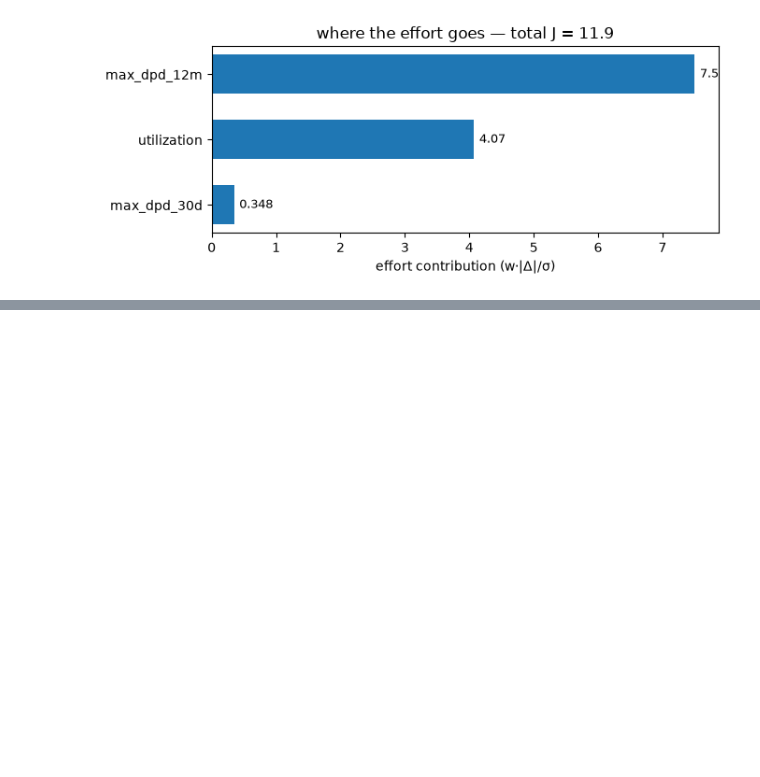
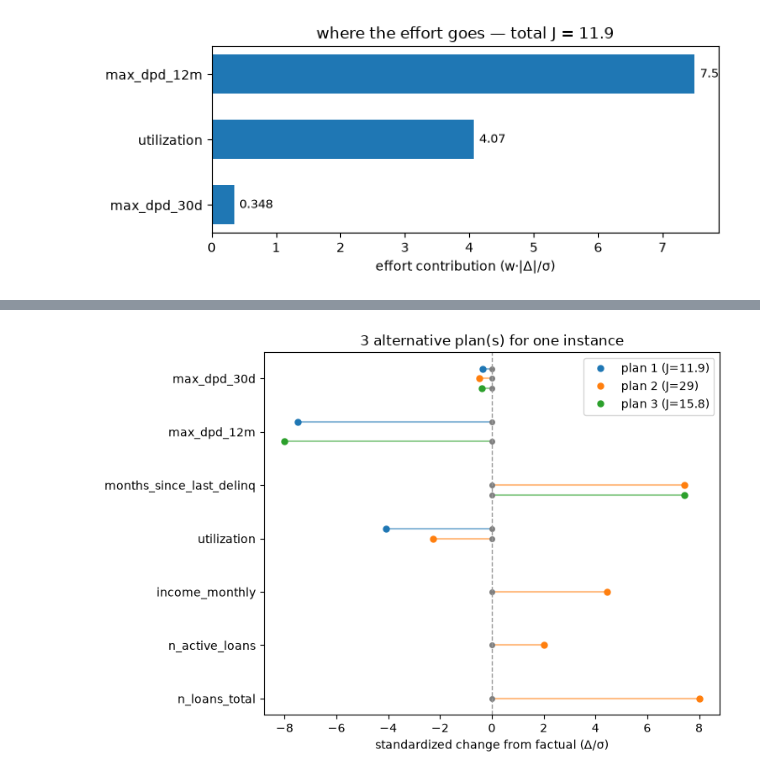
Before and after one commit to wlazlod/treecf, a Jupyter notebook: docs/notebooks/01-quickstart.ipynb, the cells around one changed output, grey strips where cells are left out. Cells and saved outputs as stored; diff of their text form; code cells hidden in the pictures; blank space fills up the shorter version.

Commit message:
docs(notebooks): compare alternative plans in the quickstart

```diff
--- a/docs/notebooks/01-quickstart.ipynb
+++ b/docs/notebooks/01-quickstart.ipynb
@@ -97,0 +102,10 @@ plot_effort(exp, res);
+# %%
+batch = exp.explain_batch(
+    applicant.reshape(1, -1),
+    target=Target.probability(range=(0.0, cutoff)),
+    n_per_example=3,
+    diversity="lever-blocking",
+    seed=0,
+)
+plans = batch.for_id(0)
+[(round(p.distance, 2), p.blocked_lever, sorted(p.changes)) for p in plans]
@@ -97,0 +125,6 @@ plot_effort(exp, res);
+# %%
+from treecf.viz import plot_alternatives, plot_tradeoff
+
+plot_alternatives(plans, explainer=exp);   # deltas in sigma units
+# %% [output]
+[figure, added]
```
Also changed, not shown: parts of 3 cells of this notebook, 3 other files.
